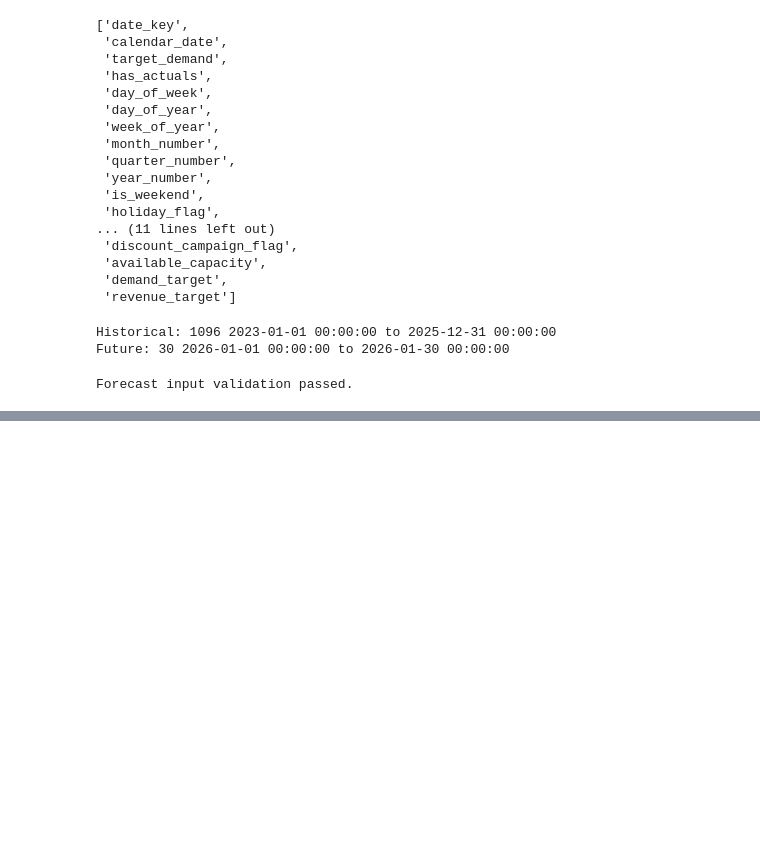
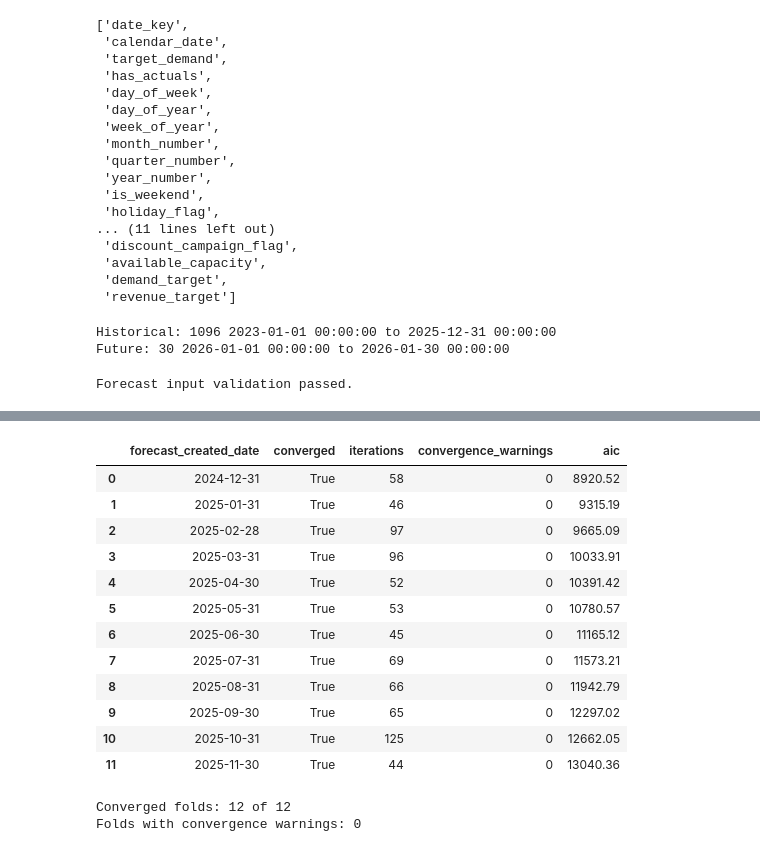
Before and after one commit to gnauhuhsaij/orlando-attraction-demand-revenue-planning, a Jupyter notebook: notebooks/01_forecast_exploration.ipynb, the cells around one changed output, grey strips where cells are left out. Cells and saved outputs as stored; diff of their text form; code cells hidden in the pictures; blank space fills up the shorter version.

```diff
--- a/notebooks/01_forecast_exploration.ipynb
+++ b/notebooks/01_forecast_exploration.ipynb
@@ -108,0 +795,33 @@ Forecast input validation passed.
+# %%
+ridge_preprocessor = ColumnTransformer(
+    transformers=[
+        (
+            "numeric",
+            StandardScaler(),
+            numeric_features,
+        ),
+        (
+            "categorical",
+            OneHotEncoder(
+                drop="first",
+                handle_unknown="ignore",
+                sparse_output=False,
+            ),
+            categorical_features,
+        ),
+    ],
+    remainder="drop",
+    verbose_feature_names_out=False,
+)
+
+ridge_pipeline = Pipeline(
+    steps=[
+        ("preprocessor", ridge_preprocessor),
+        (
+            "model",
+            Ridge(alpha=10.0),
+        ),
+    ]
+)
+
+ridge_pipeline
@@ -108,0 +1377,35 @@ Forecast input validation passed.
+# %%
+sarimax_diagnostics.round(2)
+# %% [output]
+|  | forecast_created_date | converged | iterations | convergence_warnings | aic |
+| 0 | 2024-12-31 | True | 58 | 0 | 8920.52 |
+| 1 | 2025-01-31 | True | 46 | 0 | 9315.19 |
+| 2 | 2025-02-28 | True | 97 | 0 | 9665.09 |
+| 3 | 2025-03-31 | True | 96 | 0 | 10033.91 |
+| 4 | 2025-04-30 | True | 52 | 0 | 10391.42 |
+| 5 | 2025-05-31 | True | 53 | 0 | 10780.57 |
+| 6 | 2025-06-30 | True | 45 | 0 | 11165.12 |
+| 7 | 2025-07-31 | True | 69 | 0 | 11573.21 |
+| 8 | 2025-08-31 | True | 66 | 0 | 11942.79 |
+| 9 | 2025-09-30 | True | 65 | 0 | 12297.02 |
+| 10 | 2025-10-31 | True | 125 | 0 | 12662.05 |
+| 11 | 2025-11-30 | True | 44 | 0 | 13040.36 |
+# %%
+print(
+    "Converged folds:",
+    int(sarimax_diagnostics["converged"].sum()),
+    "of",
+    len(sarimax_diagnostics),
+)
+
+print(
+    "Folds with convergence warnings:",
+    int(
+        sarimax_diagnostics[
+            "convergence_warnings"
+        ].gt(0).sum()
+    ),
+)
+# %% [output]
+Converged folds: 12 of 12
+Folds with convergence warnings: 0
```
Also changed, not shown: parts of 58 cells of this notebook, 13 other files.
